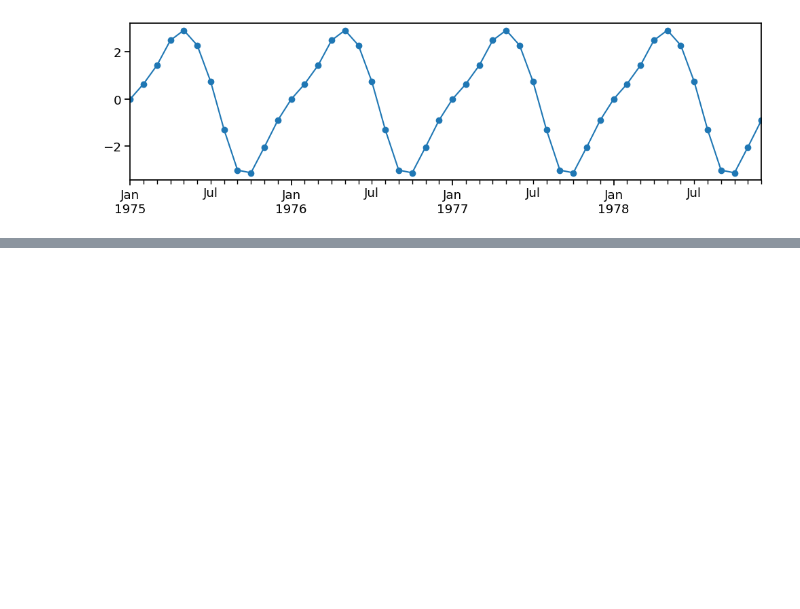
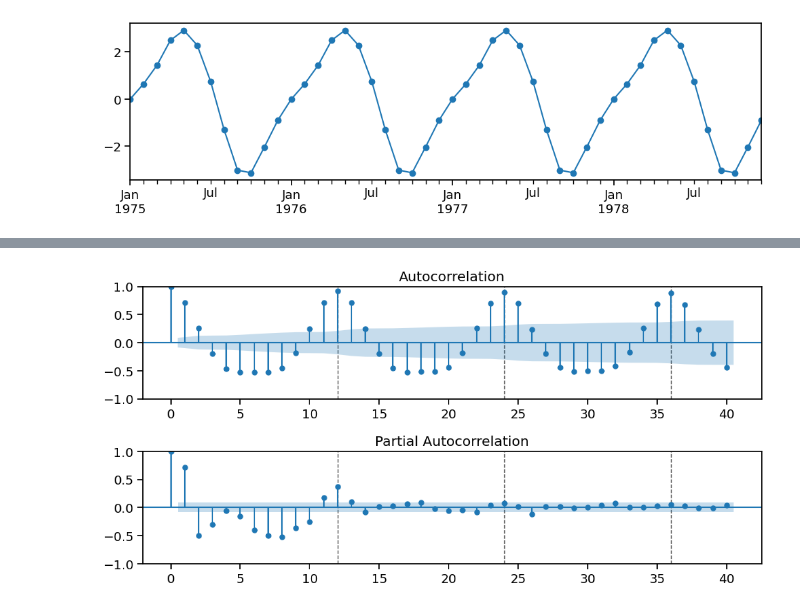
Before and after one commit to EhLeeOod/time-series, a Jupyter notebook: sarima.ipynb, the cells around one changed output, grey strips where cells are left out. Saved outputs shown, nothing was run; the diff lists cells and outputs as text; code cells hidden in the pictures; blank space fills up the shorter version.

```diff
--- a/sarima.ipynb
+++ b/sarima.ipynb
@@ -232,0 +276,6 @@ ax = seasonal.loc['1975': '1978'].plot(marker = 'o')
+# %%
+# add annotate_seas=True arg to show lines annotating seasons
+plot_acf_pacf(ts_diff, m = 12, annotate_seas=True);
+# = ARMA and SARMA because normal lags and seasonal lags are gradual
+# %% [output]
+[figure, added]
```
Also changed, not shown: parts of 19 cells of this notebook.
